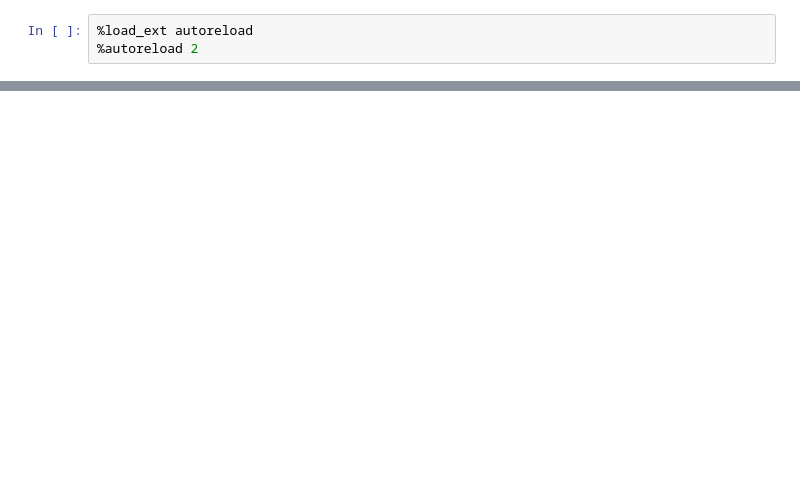
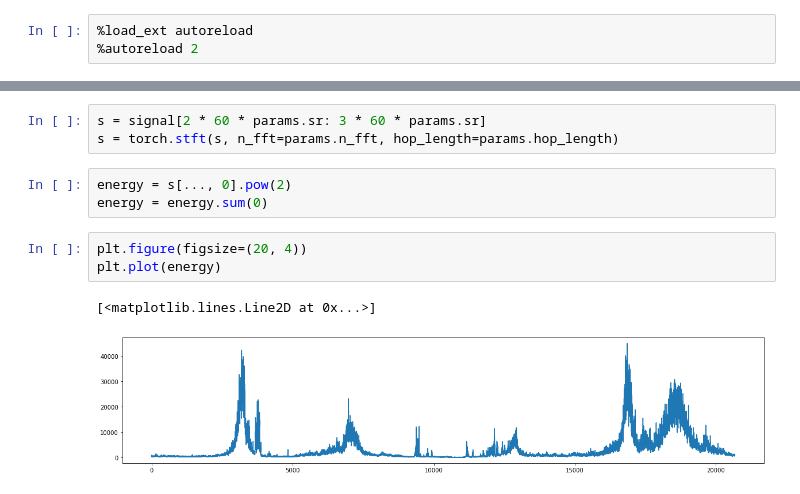
Before and after one commit to yermandy/vehicle-audio-nn, a Jupyter notebook: visualization.ipynb, the cells around one changed output, grey strips where cells are left out. Saved outputs shown, nothing was run; the diff lists cells and outputs as text; blank space fills up the shorter version.

```diff
--- a/visualization.ipynb
+++ b/visualization.ipynb
@@ -157,0 +211,12 @@ show(
+# %%
+s = signal[2 * 60 * params.sr: 3 * 60 * params.sr]
+s = torch.stft(s, n_fft=params.n_fft, hop_length=params.hop_length)
+# %%
+energy = s[..., 0].pow(2)
+energy = energy.sum(0)
+# %%
+plt.figure(figsize=(20, 4))
+plt.plot(energy)
+# %% [output]
+[<matplotlib.lines.Line2D at 0x...>]
+[figure, added]
```
Also changed, not shown: parts of 7 cells of this notebook.
